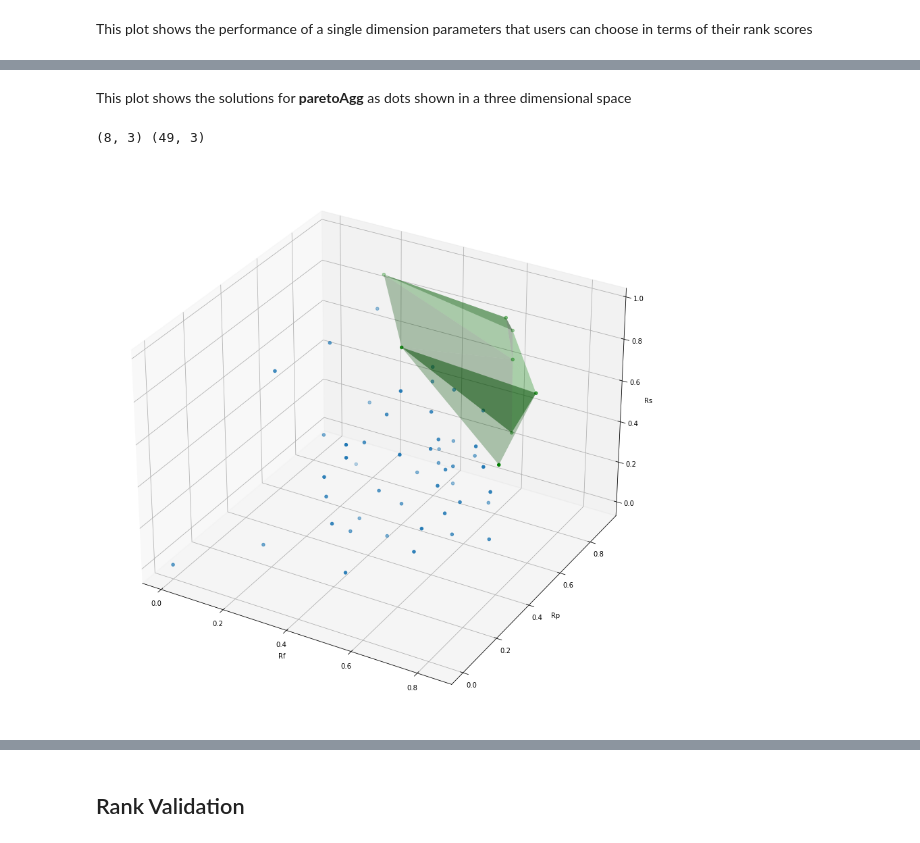
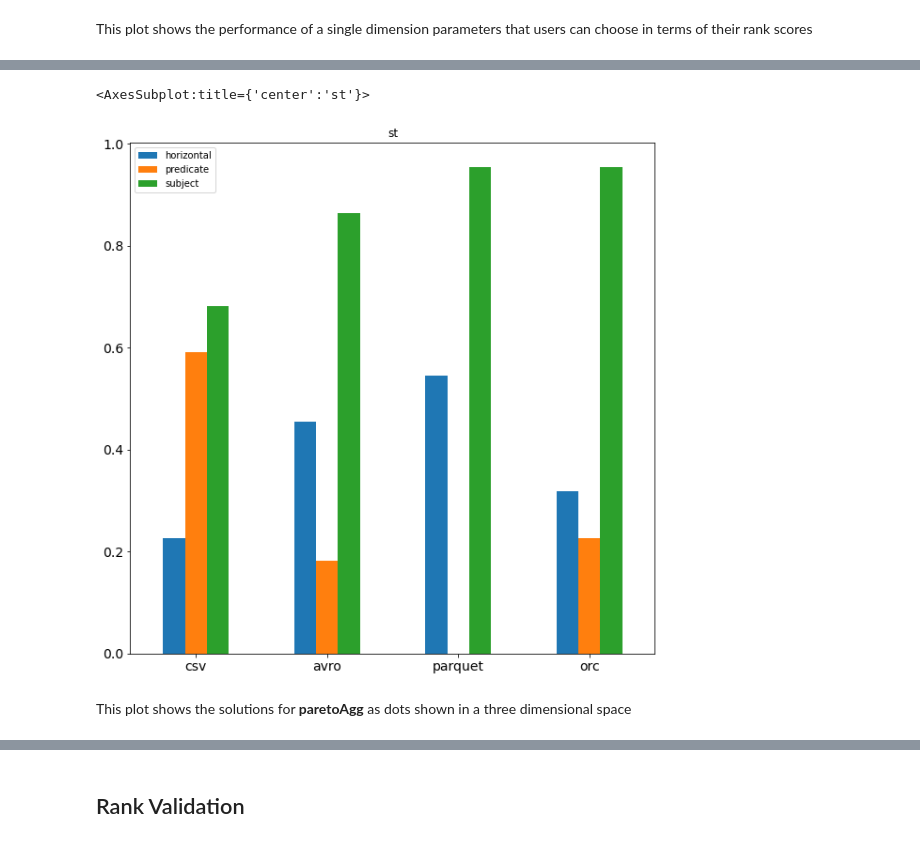
Before and after one commit to DataSystemsGroupUT/PAPyA, a Jupyter notebook: BenchRanker/BenchRanker.ipynb, the cells around one changed output, grey strips where cells are left out. Drawn from its saved outputs; the diff is of its cells as text; code cells hidden in the pictures.

```diff
--- a/BenchRanker/BenchRanker.ipynb
+++ b/BenchRanker/BenchRanker.ipynb
@@ -127,9 +142,9 @@ singleDimensionRanking.plot('partition', '100M', 'vt')
+# %%
+# this is a bar chart of partition dimension viewed from single statement (ST) relational schema
+
+partitionSDRank.plot('st')
+# %% [output]
+<AxesSubplot:title={'center':'st'}>
+[figure, added]
 # %% [markdown]
 This plot shows the solutions for __paretoAgg__ as dots shown in a three dimensional space
-# %%
-# this method takes one parameter, the dataset size of the experiment
-
-multiDimensionRanking.plot('250M')
-# %% [output]
-(8, 3) (49, 3)
-[figure, removed]
```
Also changed, not shown: parts of 23 cells of this notebook, 28 other files.
